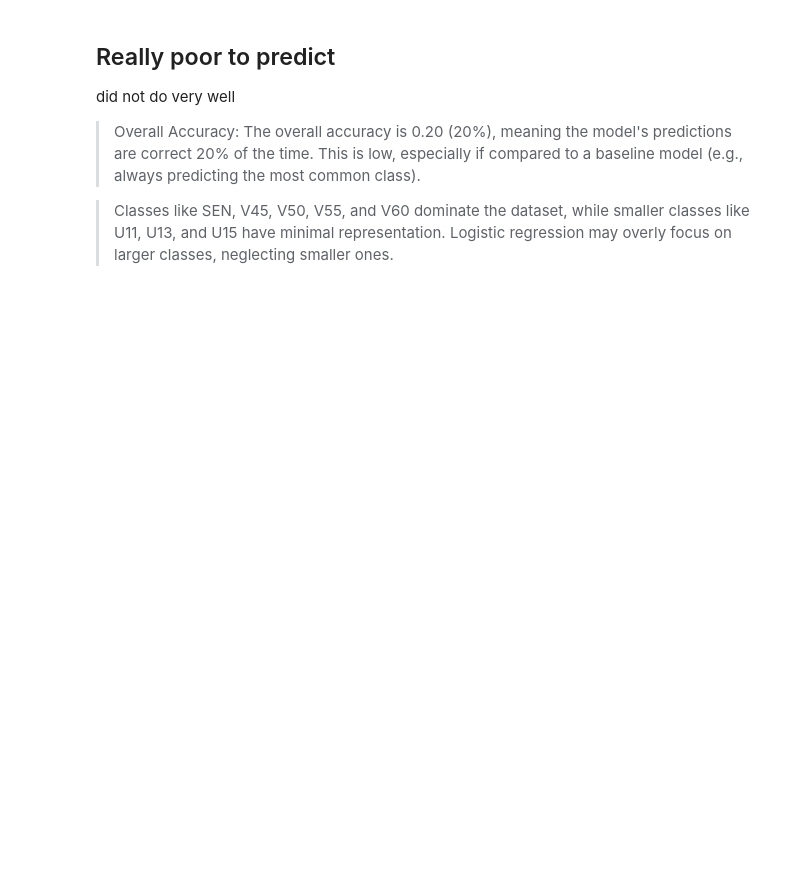
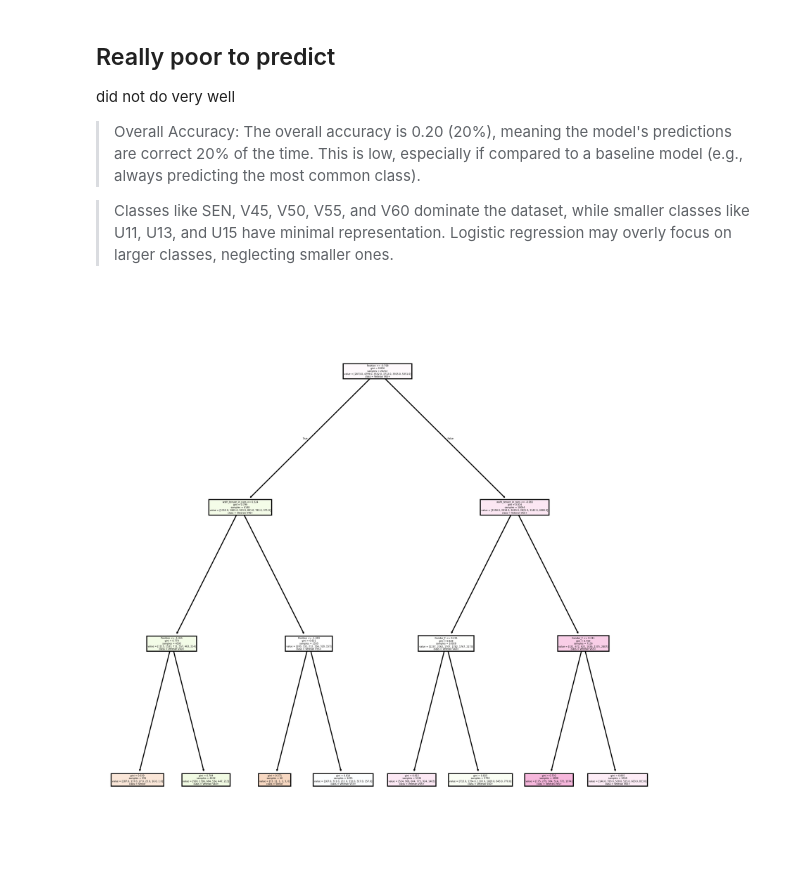
Before and after one commit to CoderGregH/wsfrl, a Jupyter notebook: Predictors/Age/HowOldAreThey.ipynb, the cells around one changed output. Cells and saved outputs as stored; diff of their text form; code cells hidden in the pictures; blank space fills up the shorter version.

Commit message:
adding a decision tree

```diff
--- a/Predictors/Age/HowOldAreThey.ipynb
+++ b/Predictors/Age/HowOldAreThey.ipynb
@@ -595,3 +628,13 @@ did not do very well
+# %%
+class_names = sorted(df_ages[WsfrlColumnForAgesGenerated.BlendedAgeCategoryPlus].unique())
+
+plt.figure(figsize=(10, 10), dpi=300)
+plot_tree(
+    decision_tree_classifier_for_blended_plus, feature_names=df_feature_train.columns, class_names=class_names, filled=True
+)
+plt.show()
+# %% [output]
+[figure, added]
 # %%
 (scaled_test_df_avg_age,
 junk_as_on_test_linear_regression) = run_linear_regression_pipeline_in_stages(
```
Also changed, not shown: parts of 9 cells of this notebook.
